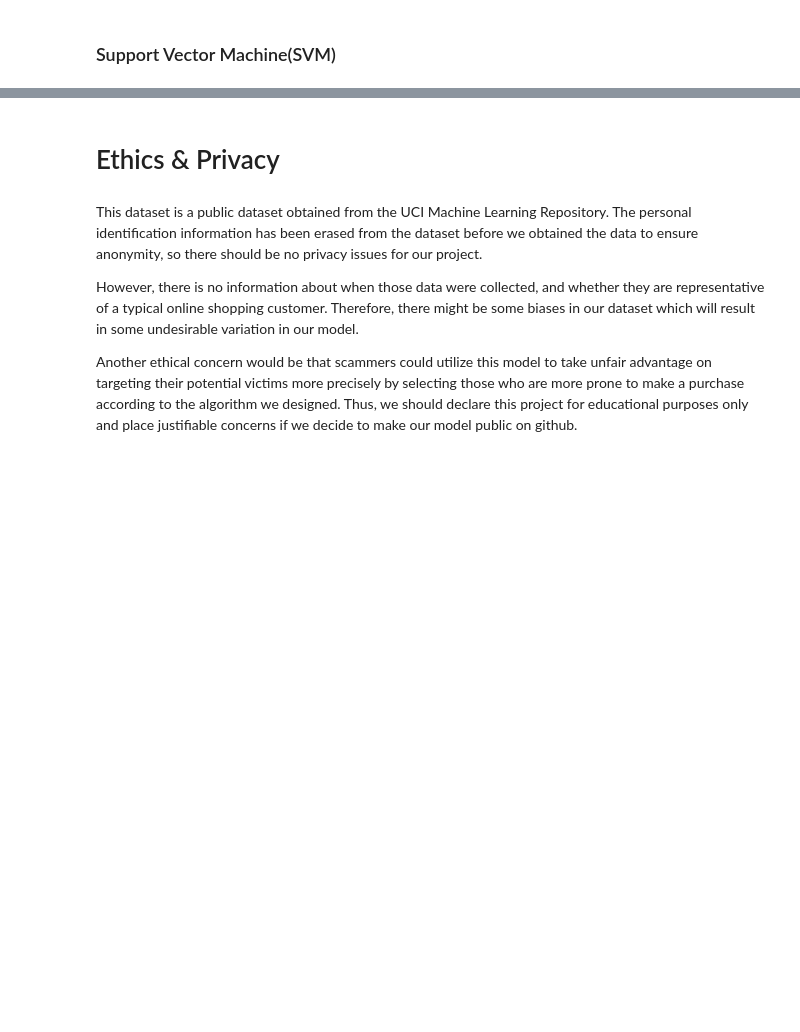
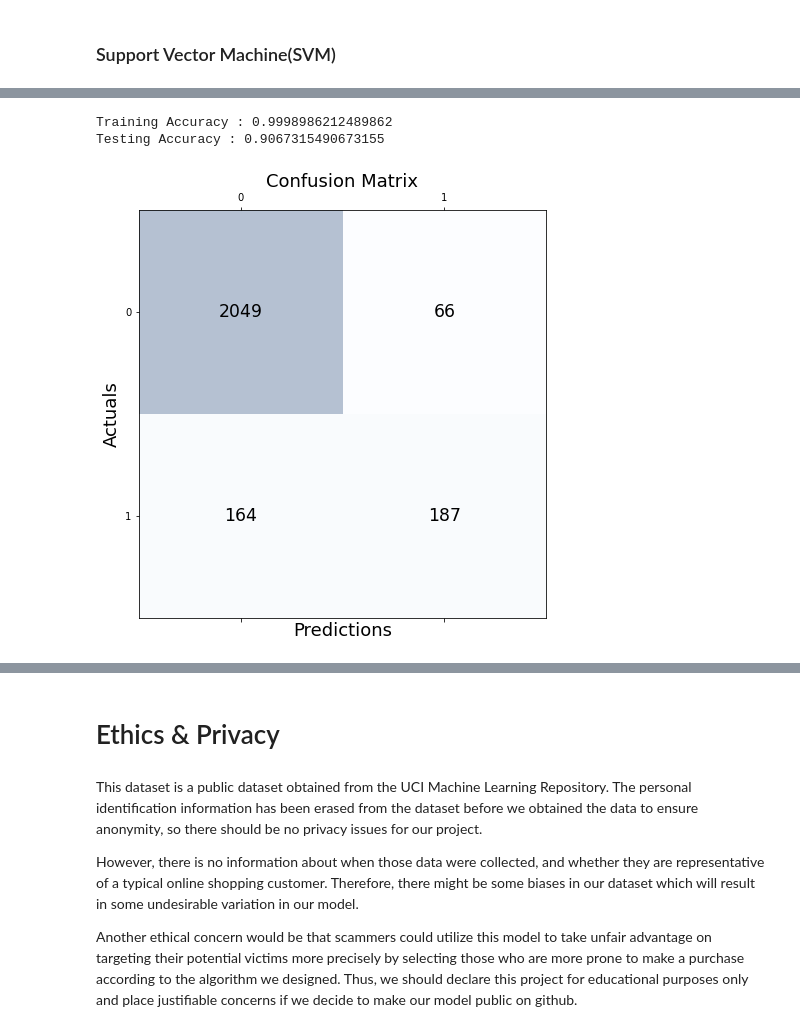
Before and after one commit to COGS118A/Group014-Sp22, a Jupyter notebook: Checkpoint_group014 (2).ipynb, the cells around one changed output, grey strips where cells are left out. Cells and saved outputs as stored; diff of their text form; code cells hidden in the pictures; blank space fills up the shorter version.

```diff
--- a/Checkpoint_group014 (2).ipynb
+++ b/Checkpoint_group014 (2).ipynb
@@ -874,13 +742,13 @@ print(result)
 # print out stats and visualization of confusion matrix
 print(classification_report(y_test, y_pred))
 
-cm4 = metrics.confusion_matrix(y_test, y_pred)
+cm6 = metrics.confusion_matrix(y_test, y_pred)
 
 fig, ax = plt.subplots(figsize=(7.5, 7.5))
-ax.matshow(cm4, cmap=plt.cm.Blues, alpha=0.3)
-for i in range(cm4.shape[0]):
-    for j in range(cm4.shape[1]):
-        ax.text(x=j, y=i,s=cm4[i, j], va='center', ha='center', size='xx-large')
+ax.matshow(cm6, cmap=plt.cm.Blues, alpha=0.3)
+for i in range(cm6.shape[0]):
+    for j in range(cm6.shape[1]):
+        ax.text(x=j, y=i,s=cm6[i, j], va='center', ha='center', size='xx-large')
 
 plt.xlabel('Predictions', fontsize=18)
 plt.ylabel('Actuals', fontsize=18)
@@ -945,13 +814,13 @@ result = loaded_model.score(X_test, y_test)
 print(result)
 # %%
 # print out stats and visualization of confusion matrix after optimization
-cm5 = metrics.confusion_matrix(y_test, y_pred)
+cm7 = metrics.confusion_matrix(y_test, y_pred)
 
 fig, ax = plt.subplots(figsize=(7.5, 7.5))
-ax.matshow(cm5, cmap=plt.cm.Blues, alpha=0.3)
-for i in range(cm5.shape[0]):
-    for j in range(cm5.shape[1]):
-        ax.text(x=j, y=i,s=cm5[i, j], va='center', ha='center', size='xx-large')
+ax.matshow(cm7, cmap=plt.cm.Blues, alpha=0.3)
+for i in range(cm7.shape[0]):
+    for j in range(cm7.shape[1]):
+        ax.text(x=j, y=i,s=cm7[i, j], va='center', ha='center', size='xx-large')
 
 plt.xlabel('Predictions', fontsize=18)
 plt.ylabel('Actuals', fontsize=18)
@@ -970,0 +846,29 @@ print('Area under the Receiver Operating Characteristic curve:', roc_auc)
+# %%
+# setup model
+rf = RandomForestClassifier()
+rf.fit(X_train, y_train)
+
+y_pred = rf.predict(X_test)
+# %%
+# evaluating the model
+print("Training Accuracy :", rf.score(X_train, y_train))
+print("Testing Accuracy :", rf.score(X_test, y_test))
+# %% [output]
+Training Accuracy : 0.9998986212489862
+Testing Accuracy : 0.9067315490673155
+# %%
+# confusion matrix
+cm8 = metrics.confusion_matrix(y_test, y_pred)
+
+fig, ax = plt.subplots(figsize=(7.5, 7.5))
+ax.matshow(cm8, cmap=plt.cm.Blues, alpha=0.3)
+for i in range(cm8.shape[0]):
+    for j in range(cm8.shape[1]):
+        ax.text(x=j, y=i,s=cm8[i, j], va='center', ha='center', size='xx-large')
+
+plt.xlabel('Predictions', fontsize=18)
+plt.ylabel('Actuals', fontsize=18)
+plt.title('Confusion Matrix', fontsize=18)
+plt.show()
+# %% [output]
+[figure, added]
```
Also changed, not shown: parts of 47 cells of this notebook.
